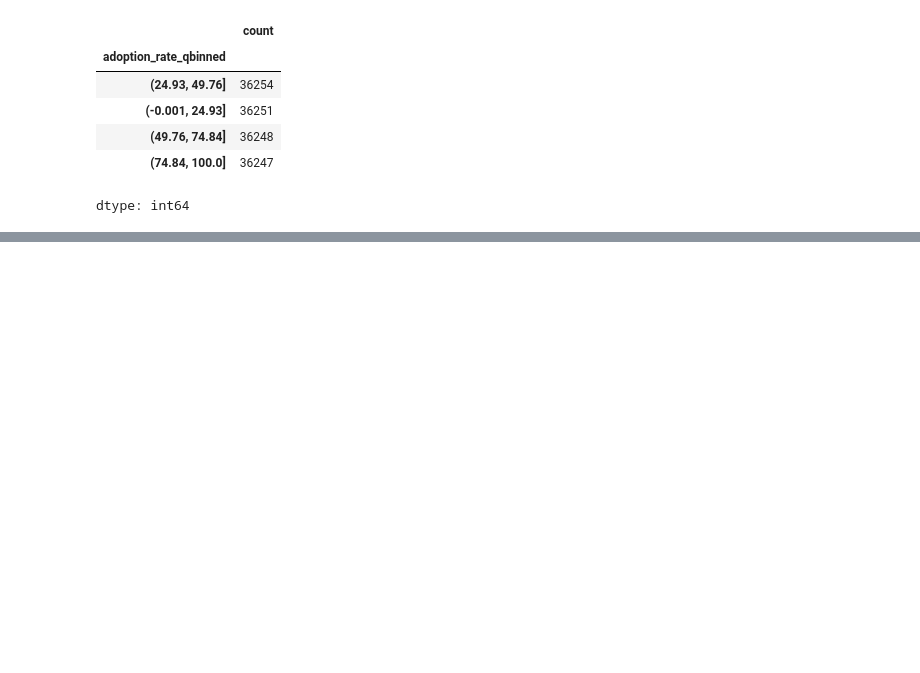
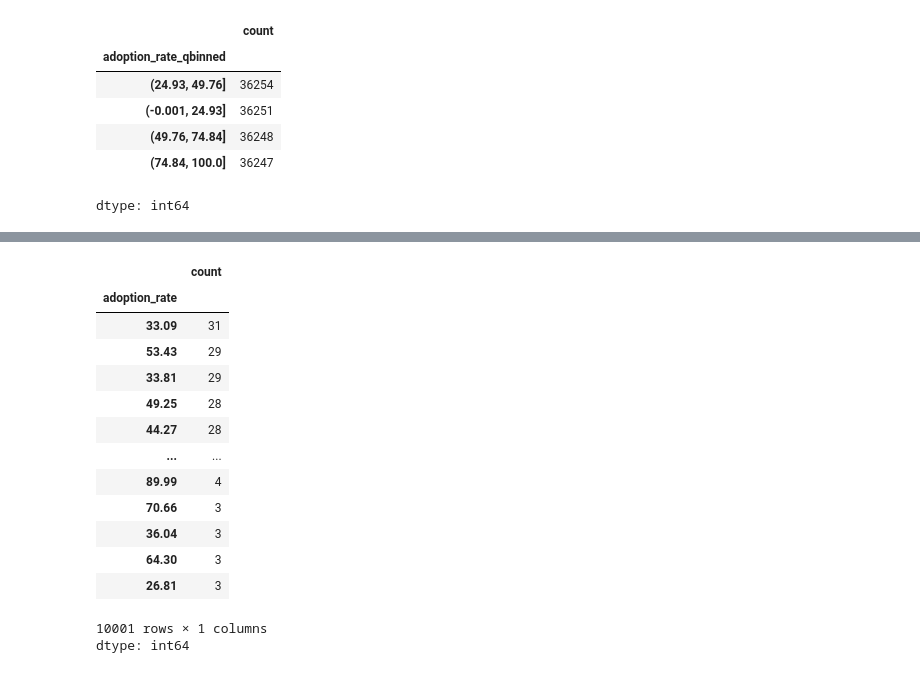
Before and after one commit to raheelam98/DataAnalysis, a Jupyter notebook: EDA/EDA_Sessions_RM/EDA_Session_01_RM.ipynb, the cells around one changed output, grey strips where cells are left out. Saved outputs shown, nothing was run; the diff lists cells and outputs as text; code cells hidden in the pictures; blank space fills up the shorter version.

```diff
--- a/EDA/EDA_Sessions_RM/EDA_Session_01_RM.ipynb
+++ b/EDA/EDA_Sessions_RM/EDA_Session_01_RM.ipynb
@@ -342,0 +396,18 @@ dtype: int64
+# %%
+df['adoption_rate'] .value_counts()
+# %% [output]
+|  | count |
+| adoption_rate |  |
+| 33.09 | 31 |
+| 53.43 | 29 |
+| 33.81 | 29 |
+| 49.25 | 28 |
+| 44.27 | 28 |
+| ... | ... |
+| 89.99 | 4 |
+| 70.66 | 3 |
+| 36.04 | 3 |
+| 64.30 | 3 |
+| 26.81 | 3 |
+10001 rows × 1 columns
+dtype: int64
```
Also changed, not shown: parts of 8 cells of this notebook.
